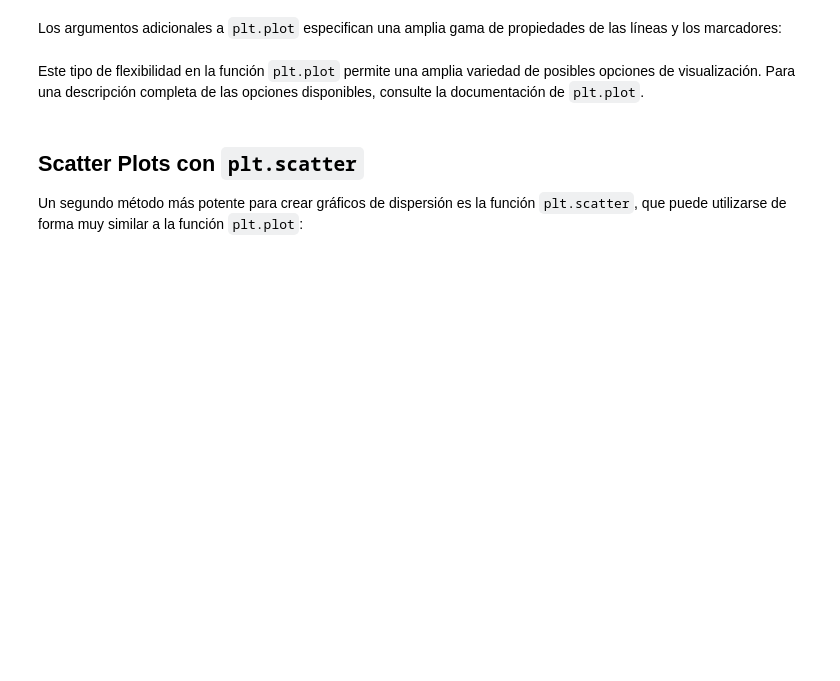
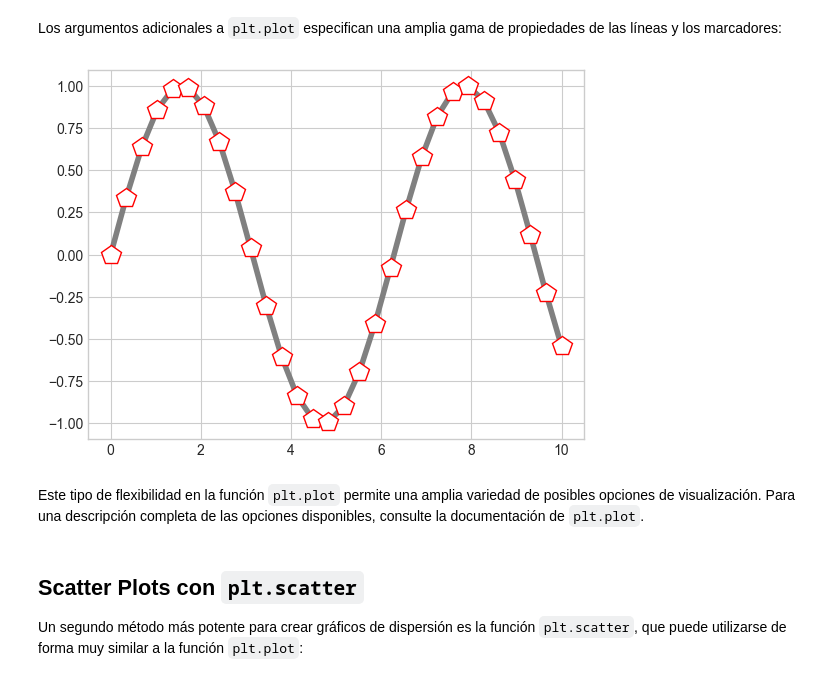
Before and after one commit to isotomor/DSPT_TBS_SVL_0922, a Jupyter notebook: 2-Data Analytics/4-Visualizacion/1-Matplotlib/Matplotlib 2 - Lineas y scatter plots.ipynb, the cells around one changed output. Cells and saved outputs as stored; diff of their text form; code cells hidden in the pictures; blank space fills up the shorter version.

```diff
--- a/2-Data Analytics/4-Visualizacion/1-Matplotlib/Matplotlib 2 - Lineas y scatter plots.ipynb
+++ b/2-Data Analytics/4-Visualizacion/1-Matplotlib/Matplotlib 2 - Lineas y scatter plots.ipynb
@@ -199,11 +238,13 @@ Los argumentos adicionales a ``plt.plot`` especifican una amplia gama de propied
 # %%
 plt.plot(x, y, '-p',
         color='gray',
         linewidth = 4,
         markersize = 15,
         markerfacecolor = 'white',
         markeredgecolor = 'red',
-        markeredgewidth = 2);
+        markeredgewidth = 1);
+# %% [output]
+[figure, added]
 # %% [markdown]
 Este tipo de flexibilidad en la función ``plt.plot`` permite una amplia variedad de posibles opciones de visualización.
 Para una descripción completa de las opciones disponibles, consulte la documentación de ``plt.plot``.
```
Also changed, not shown: parts of 19 cells of this notebook, 1 other file.
